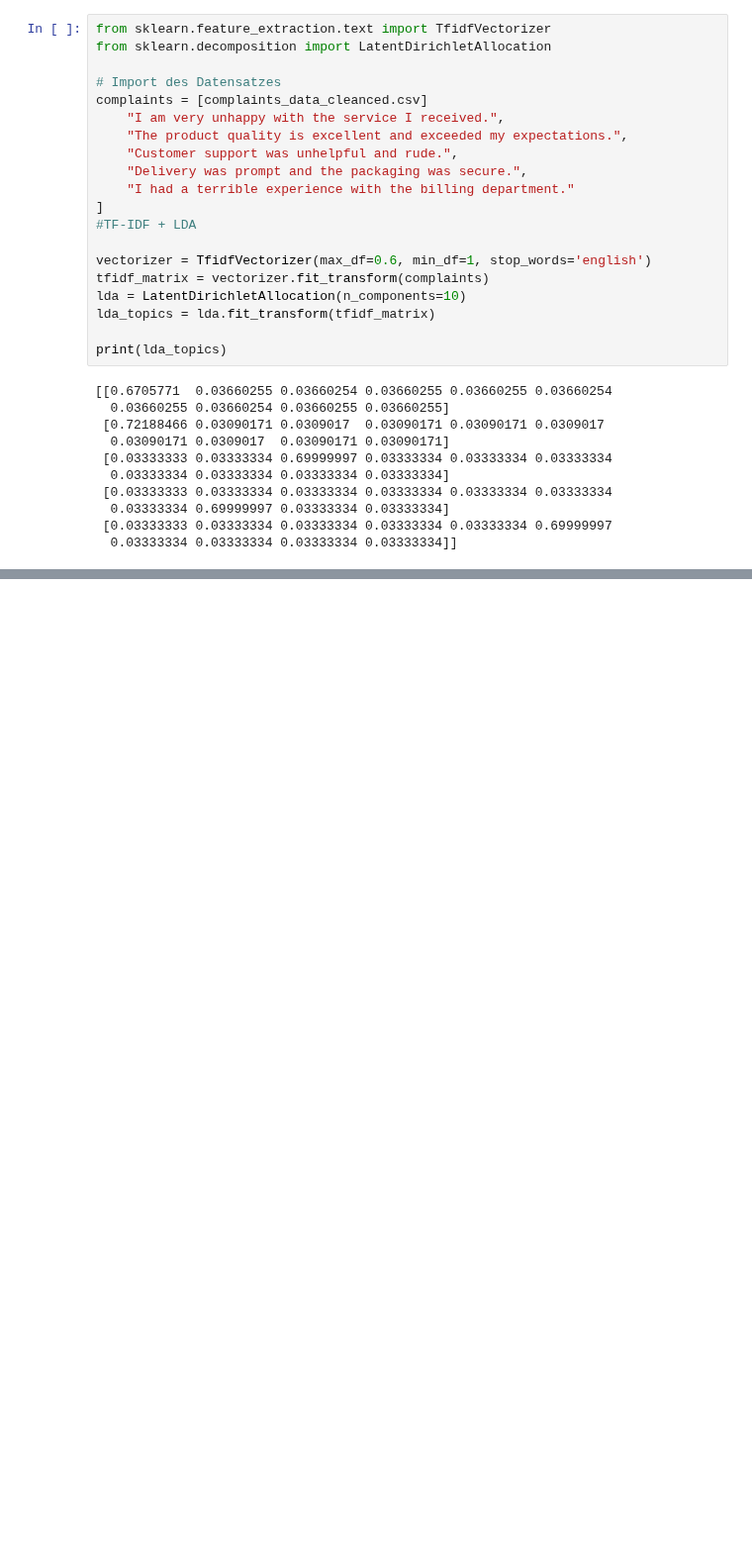
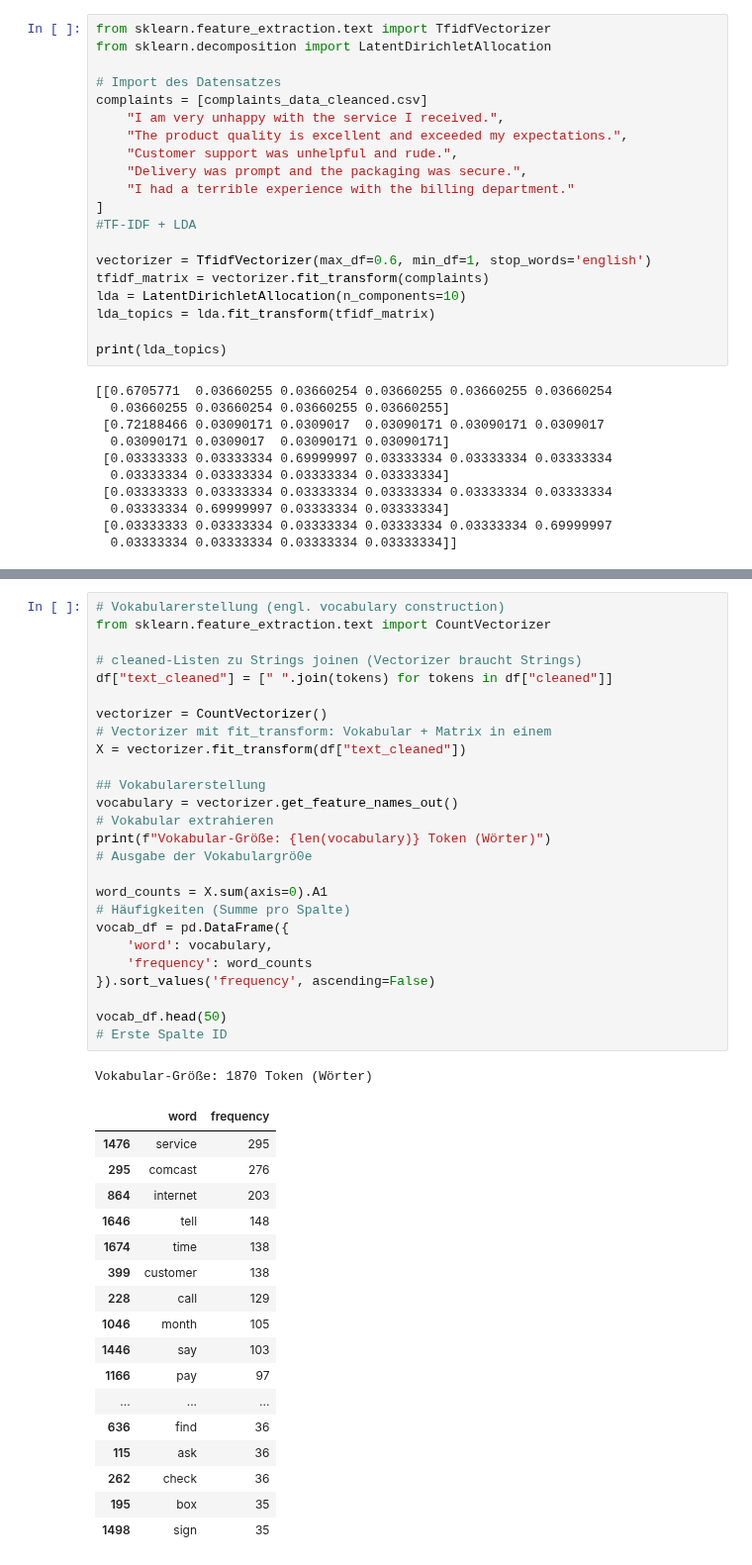
Before and after one commit to IU-KaiW/DLBDSEDA02_Projekt_Advanced-Data-Analysis, a Jupyter notebook: src/Datenverarbeitung (engl. data processing).ipynb, the cells around one changed output, grey strips where cells are left out. Shown at 99% size. Saved outputs shown, nothing was run; the diff lists cells and outputs as text; blank space fills up the shorter version.

```diff
--- a/src/Datenverarbeitung (engl. data processing).ipynb
+++ b/src/Datenverarbeitung (engl. data processing).ipynb
@@ -83,0 +193,40 @@ print(lda_topics)
+# %%
+# Vokabularerstellung (engl. vocabulary construction)
+from sklearn.feature_extraction.text import CountVectorizer
+
+# cleaned-Listen zu Strings joinen (Vectorizer braucht Strings)
+df["text_cleaned"] = [" ".join(tokens) for tokens in df["cleaned"]]
+
+vectorizer = CountVectorizer()                                                  # Vectorizer mit fit_transform: Vokabular + Matrix in einem
+X = vectorizer.fit_transform(df["text_cleaned"])
+
+## Vokabularerstellung
+vocabulary = vectorizer.get_feature_names_out()                                 # Vokabular extrahieren
+print(f"Vokabular-Größe: {len(vocabulary)} Token (Wörter)")                     # Ausgabe der Vokabulargrö0e
+
+word_counts = X.sum(axis=0).A1                                                  # Häufigkeiten (Summe pro Spalte)
+vocab_df = pd.DataFrame({
+    'word': vocabulary,
+    'frequency': word_counts
+}).sort_values('frequency', ascending=False)
+
+vocab_df.head(50)                                                               # Erste Spalte ID
+# %% [output]
+Vokabular-Größe: 1870 Token (Wörter)
+|  | word | frequency |
+| 1476 | service | 295 |
+| 295 | comcast | 276 |
+| 864 | internet | 203 |
+| 1646 | tell | 148 |
+| 1674 | time | 138 |
+| 399 | customer | 138 |
+| 228 | call | 129 |
+| 1046 | month | 105 |
+| 1446 | say | 103 |
+| 1166 | pay | 97 |
+| ... | ... | ... |
+| 636 | find | 36 |
+| 115 | ask | 36 |
+| 262 | check | 36 |
+| 195 | box | 35 |
+| 1498 | sign | 35 |
```
Also changed, not shown: parts of 10 cells of this notebook, 4 other files.
